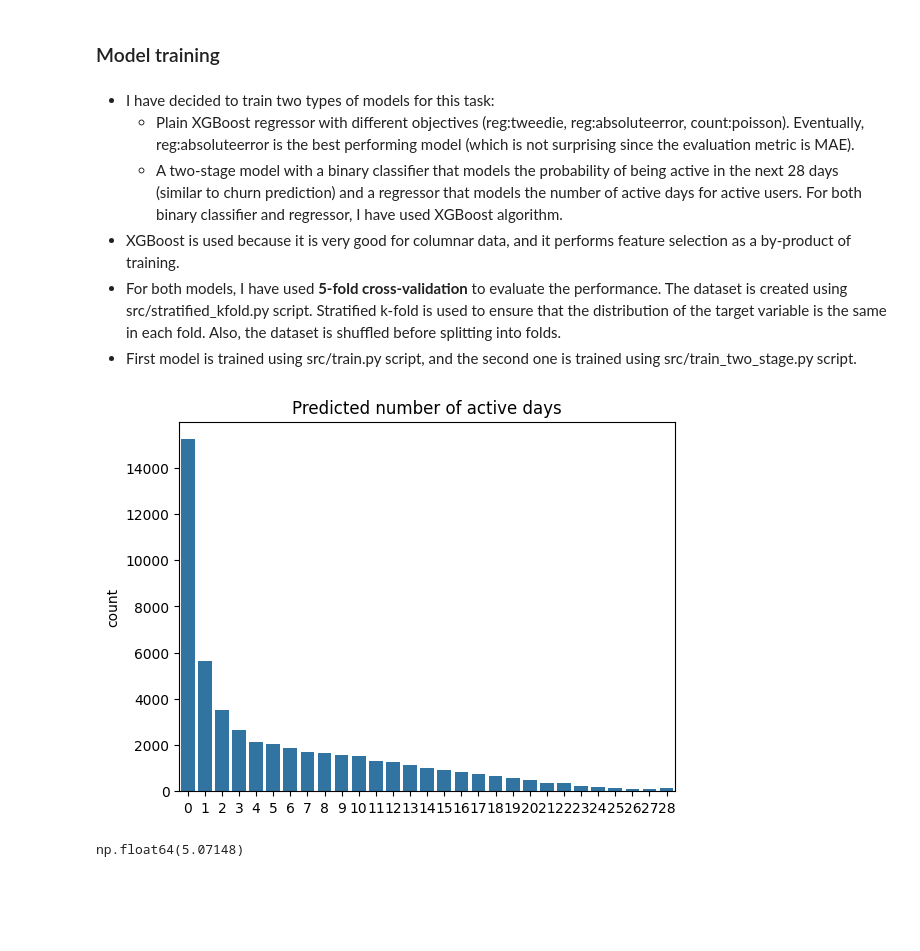
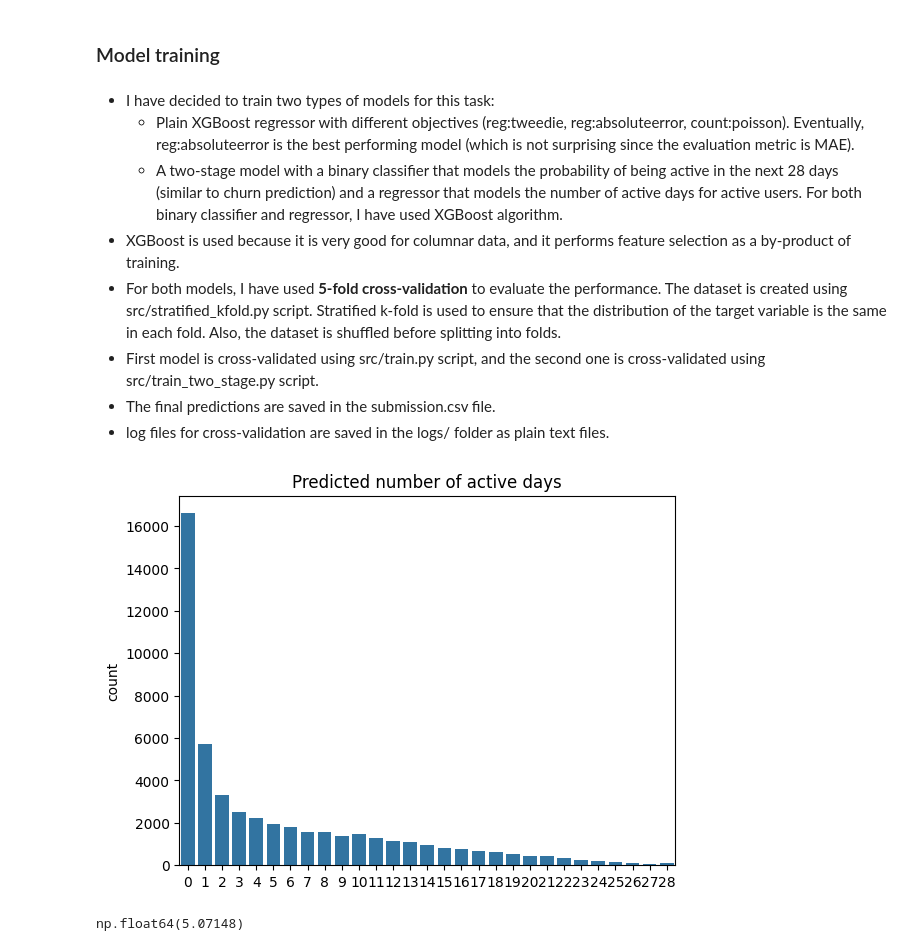
Before and after one commit to aleksstan96/DS_Challenge, a Jupyter notebook: notebooks/eda.ipynb, the cells around one changed output. Drawn from its saved outputs; the diff is of its cells as text; code cells hidden in the pictures; blank space fills up the shorter version.

Commit message:
Add log files and generate submission file.

```diff
--- a/notebooks/eda.ipynb
+++ b/notebooks/eda.ipynb
@@ -482,5 +482,7 @@ df_merged_data_train.shape
     - A two-stage model with a binary classifier that models the probability of being active in the next 28 days (similar to churn prediction) and a regressor that models the number of active days for active users. For both binary classifier and regressor, I have used XGBoost algorithm.
 - XGBoost is used because it is very good for columnar data, and it performs feature selection as a by-product of training.
 - For both models, I have used **5-fold cross-validation** to evaluate the performance. The dataset is created using src/stratified_kfold.py script. Stratified k-fold is used to ensure that the distribution of the target variable is the same in each fold. Also, the dataset is shuffled before splitting into folds.
-- First model is trained using src/train.py script, and the second one is trained using src/train_two_stage.py script.
+- First model is cross-validated using src/train.py script, and the second one is cross-validated using src/train_two_stage.py script.
+- The final predictions are saved in the submission.csv file.
+- log files for cross-validation are saved in the logs/ folder as plain text files.
 # %%
@@ -522,11 +519,11 @@ preds_clipped = round_and_clip(y_pred)
 preds_clipped_train = round_and_clip(y_train_pred)
 # %%
 # plot the distribution of the predicted values
-sns.countplot(x=preds_clipped_train.astype(int))
+sns.countplot(x=preds_clipped.astype(int))
 plt.title("Predicted number of active days")
 plt.show()
 # %% [output]
-[figure, old version]
+[figure, new version]
 # %%
 # MAE on training set
 metrics.mean_absolute_error(y_train, preds_clipped_train)
```
Also changed, not shown: parts of 2 cells of this notebook, 3 other files.
